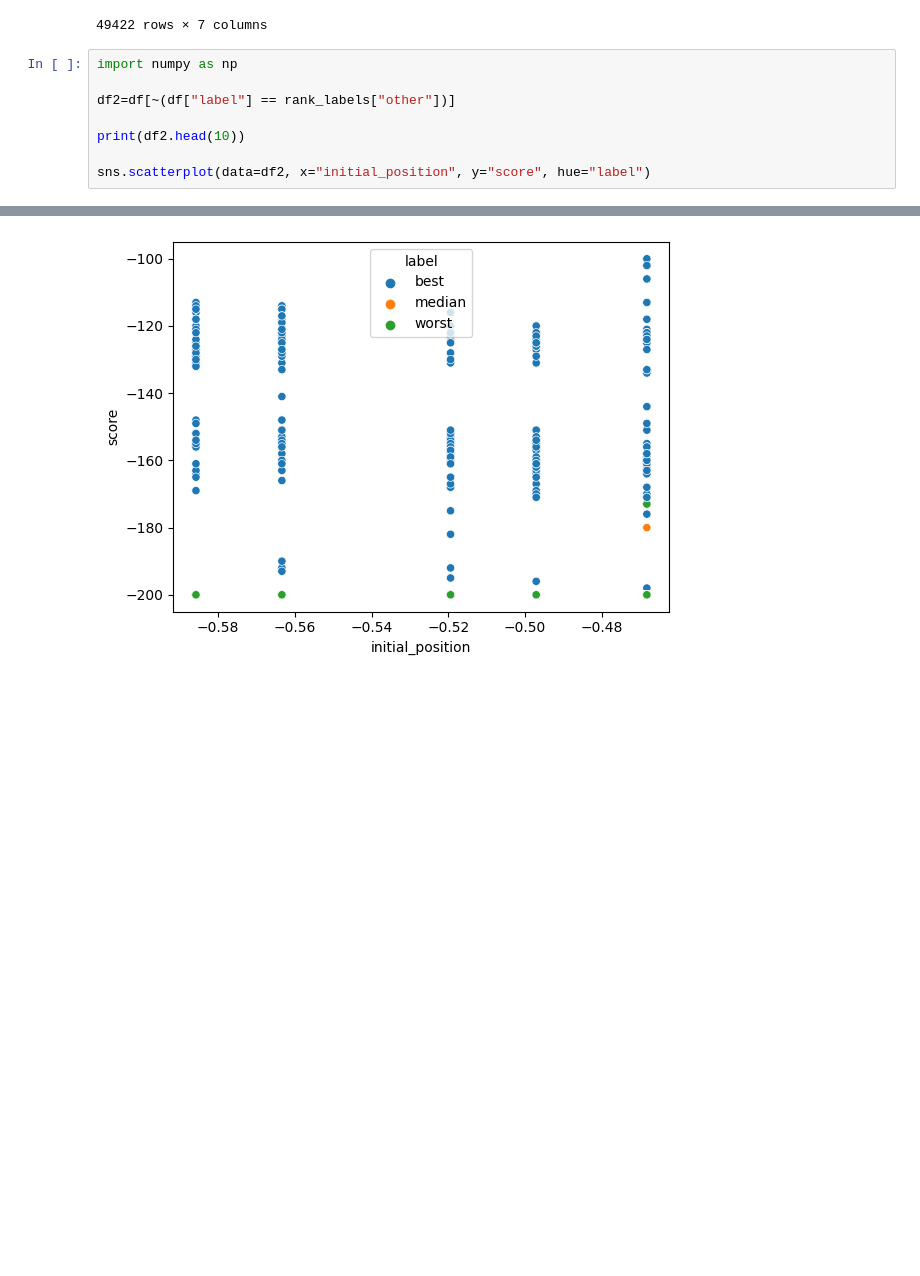
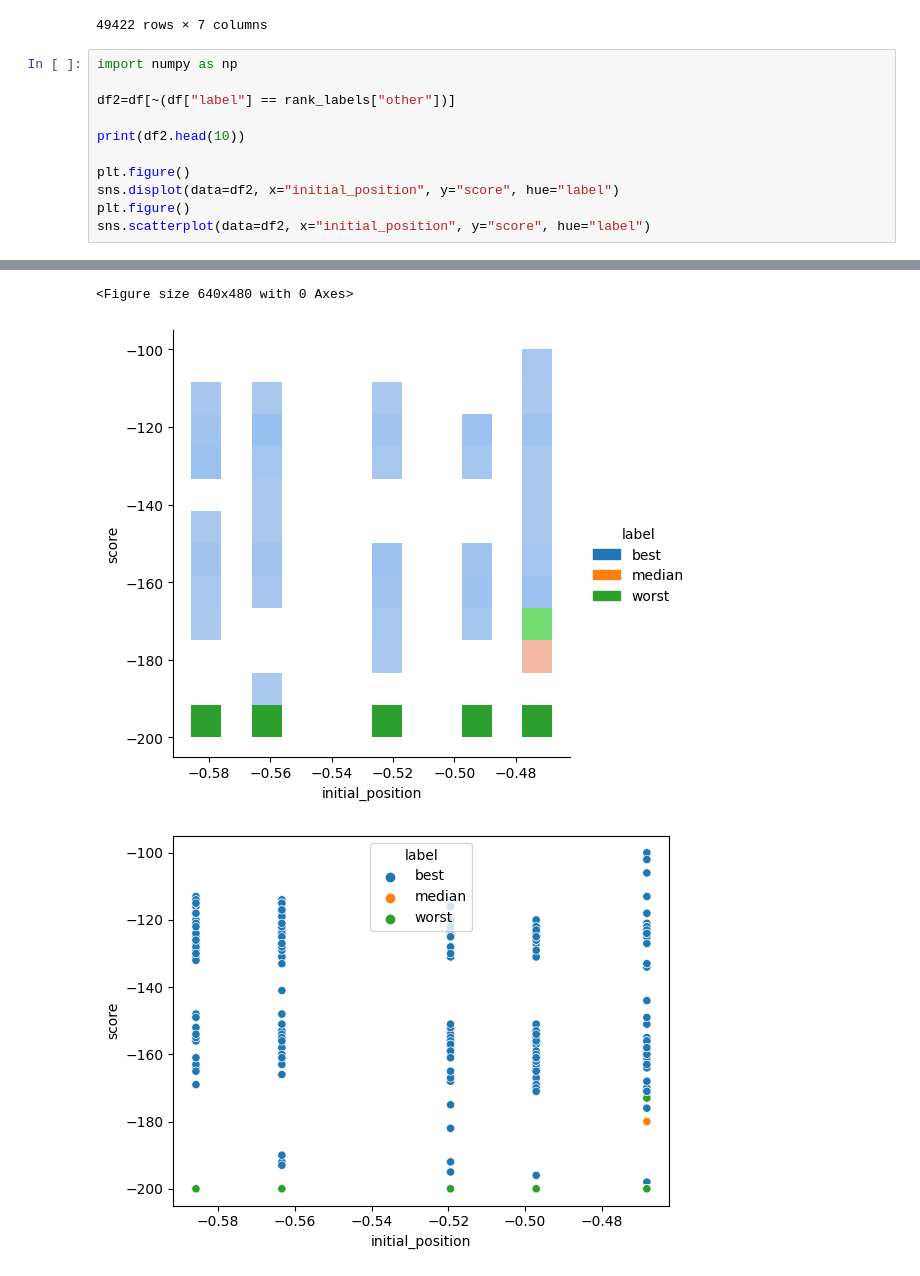
Before and after one commit to urmzd/linear-gp, a Jupyter notebook: notebooks/plots.ipynb, the cells around one changed output, grey strips where cells are left out. Drawn from its saved outputs; the diff is of its cells as text; blank space fills up the shorter version.

Commit message:
refactor: add plots to visualize start state mapping

```diff
--- a/notebooks/plots.ipynb
+++ b/notebooks/plots.ipynb
@@ -165,28 +165,33 @@ df
 # %%
 import numpy as np
 
 df2=df[~(df["label"] == rank_labels["other"])]
 
 print(df2.head(10))
 
+plt.figure()
+sns.displot(data=df2, x="initial_position", y="score", hue="label")
+plt.figure()
 sns.scatterplot(data=df2, x="initial_position", y="score", hue="label")
 # %% [output]
                                        id  initial_position  score  \
 195  fe978782-2759-4739-bed2-8616020fc516         -0.519388 -200.0
 196  fe978782-2759-4739-bed2-8616020fc516         -0.468199 -200.0
 197  fe978782-2759-4739-bed2-8616020fc516         -0.585789 -200.0
 198  fe978782-2759-4739-bed2-8616020fc516         -0.497058 -200.0
 199  fe978782-2759-4739-bed2-8616020fc516         -0.563381 -200.0
 225  7531ff45-9ff5-4b8b-9d7e-3b19ef913b05         -0.519388 -200.0
 226  7531ff45-9ff5-4b8b-9d7e-3b19ef913b05         -0.468199 -200.0
 227  7531ff45-9ff5-4b8b-9d7e-3b19ef913b05         -0.585789 -200.0
 228  7531ff45-9ff5-4b8b-9d7e-3b19ef913b05         -0.497058 -200.0
 229  7531ff45-9ff5-4b8b-9d7e-3b19ef913b05         -0.563381 -200.0
 
 ... (7 lines left out)
 226           0   -200.0  48.0  median
 227           0   -200.0  48.0  median
 228           0   -200.0  48.0  median
 229           0   -200.0  48.0  median
 <AxesSubplot: xlabel='initial_position', ylabel='score'>
+<Figure size 640x480 with 0 Axes>
-[figure, old version]
+[figure, new version]
+[figure, added]
```
